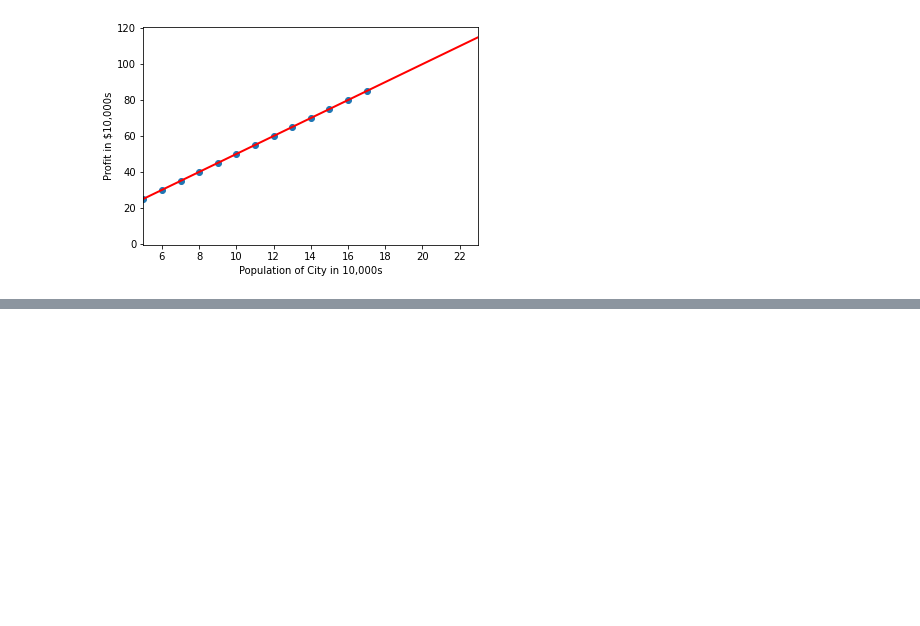
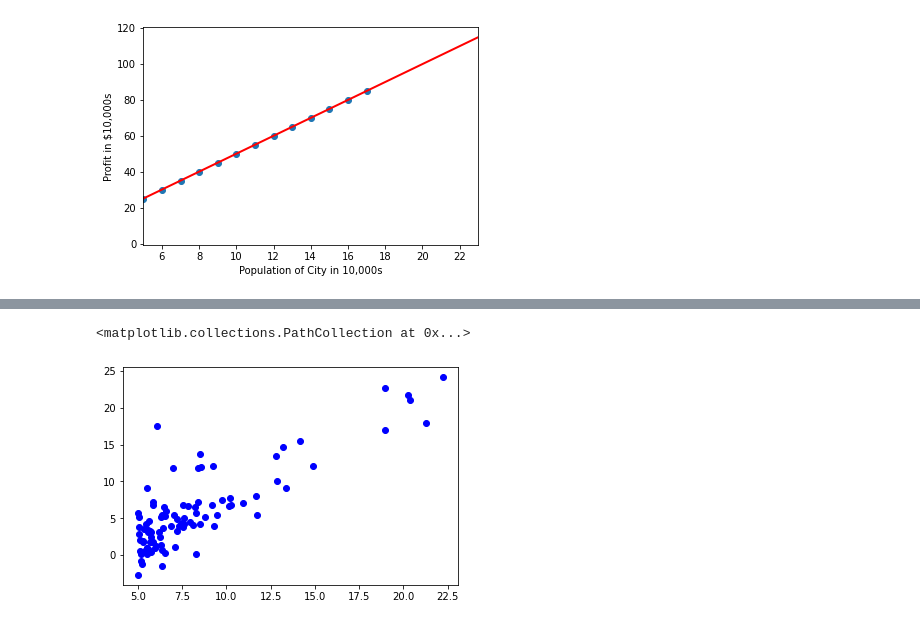
Before and after one commit to vikash9899/Machine-Learning, a Jupyter notebook: linear regression/ex1.ipynb, the cells around one changed output, grey strips where cells are left out. Drawn from its saved outputs; the diff is of its cells as text; code cells hidden in the pictures; blank space fills up the shorter version.

```diff
--- a/linear regression/ex1.ipynb
+++ b/linear regression/ex1.ipynb
@@ -62,0 +72,8 @@ pyplot.show()
+# %%
+X1 = numpy.array(data1['X'])
+y1 = numpy.array(data1['y'])
+# %%
+pyplot.scatter(X1,y1, c='blue')
+# %% [output]
+<matplotlib.collections.PathCollection at 0x...>
+[figure, added]
```
Also changed, not shown: parts of 11 cells of this notebook, 1 other file.
